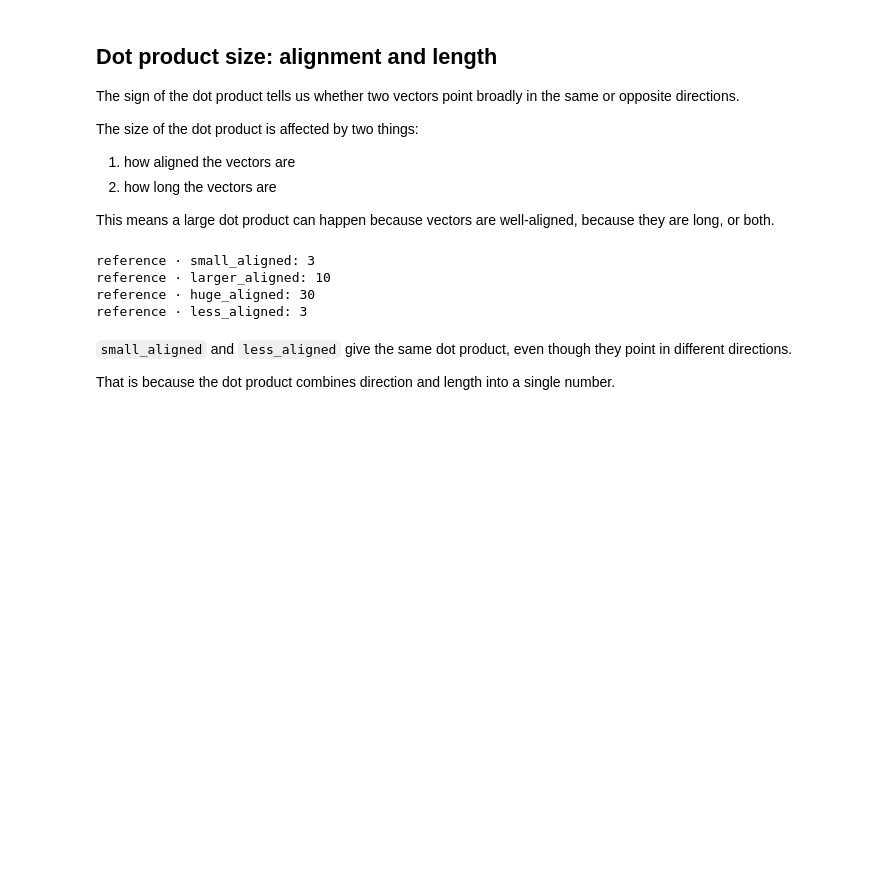
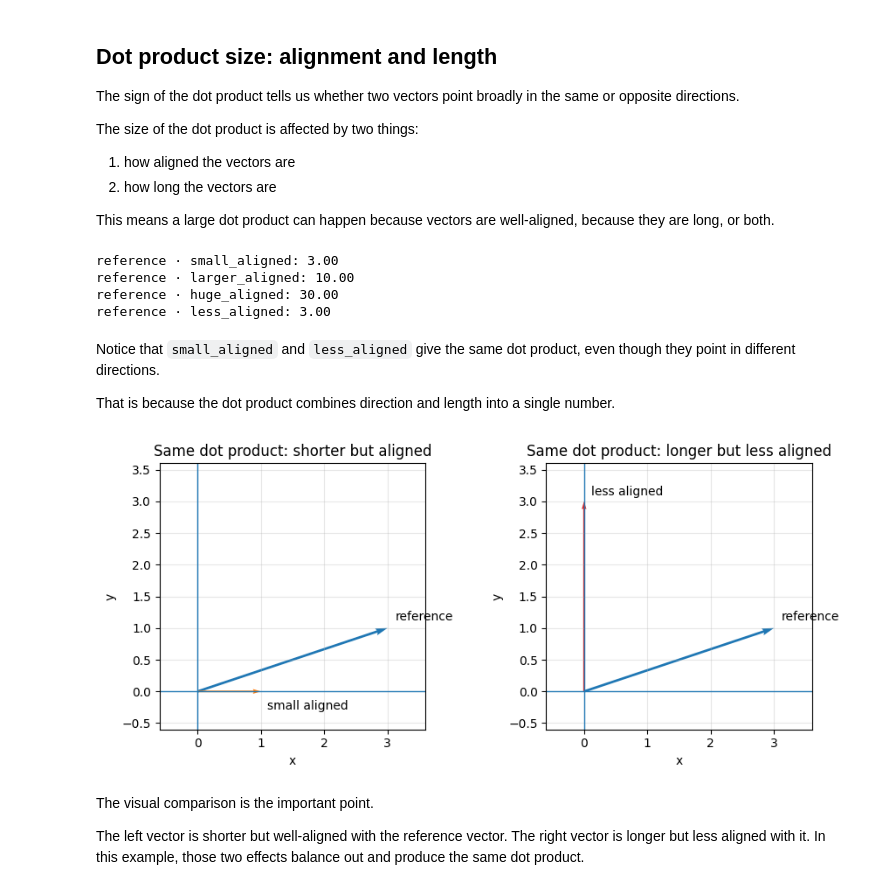
Before and after one commit to AnthonyPWatts/imperial-ai-coursework, a Jupyter notebook: maths-refresh/02-dot-products-cosine-similarity.ipynb, the cells around one changed output. Cells and saved outputs as stored; diff of their text form; code cells hidden in the pictures; blank space fills up the shorter version.

```diff
--- a/maths-refresh/02-dot-products-cosine-similarity.ipynb
+++ b/maths-refresh/02-dot-products-cosine-similarity.ipynb
@@ -242,16 +251,69 @@ larger_aligned = np.array([3, 1])
 huge_aligned = np.array([9, 3])
 less_aligned = np.array([0, 3])
 
-print("reference · small_aligned:", reference @ small_aligned)
-print("reference · larger_aligned:", reference @ larger_aligned)
-print("reference · huge_aligned:", reference @ huge_aligned)
-print("reference · less_aligned:", reference @ less_aligned)
+print_dot("reference · small_aligned", reference, small_aligned)
+print_dot("reference · larger_aligned", reference, larger_aligned)
+print_dot("reference · huge_aligned", reference, huge_aligned)
+print_dot("reference · less_aligned", reference, less_aligned)
 # %% [output]
-reference · small_aligned: 3
-reference · larger_aligned: 10
-reference · huge_aligned: 30
-reference · less_aligned: 3
+reference · small_aligned: 3.00
+reference · larger_aligned: 10.00
+reference · huge_aligned: 30.00
+reference · less_aligned: 3.00
 # %% [markdown]
-`small_aligned` and `less_aligned` give the same dot product, even though they point in different directions.
+Notice that `small_aligned` and `less_aligned` give the same dot product, even though they point in different directions.
 
 That is because the dot product combines direction and length into a single number.
+# %%
+fig, axes = plt.subplots(1, 2, figsize=(9, 4))
+
+shared_xlim = (-0.6, 3.6)
+shared_ylim = (-0.6, 3.6)
+
+setup_vector_plot(
+    axes[0],
+    "Same dot product: shorter but aligned",
+    xlim=shared_xlim,
+    ylim=shared_ylim,
+)
+setup_vector_plot(
+    axes[1],
+    "Same dot product: longer but less aligned",
+    xlim=shared_xlim,
+    ylim=shared_ylim,
+)
+
+for ax in axes:
+    draw_vector(
+        ax,
+        reference,
+        label="reference",
+        label_offset=(0.12, 0.12),
+        color="C0",
+        width=0.009,
+    )
+
+draw_vector(
+    axes[0],
+    small_aligned,
+    label="small aligned",
+    label_offset=(0.1, -0.28),
+    color="C1",
+)
+
+draw_vector(
+    axes[1],
+    less_aligned,
+    label="less aligned",
+    label_offset=(0.12, 0.1),
+    color="C3",
+)
+
+plt.tight_layout()
+plt.show()
+# %% [output]
+[figure, added]
+# %% [markdown]
+The visual comparison is the important point.
+
+The left vector is shorter but well-aligned with the reference vector. The right vector is longer but less aligned with it. In this example, those two effects balance out and produce the same dot product.
```
Also changed, not shown: parts of 31 cells of this notebook, 1 other file.
